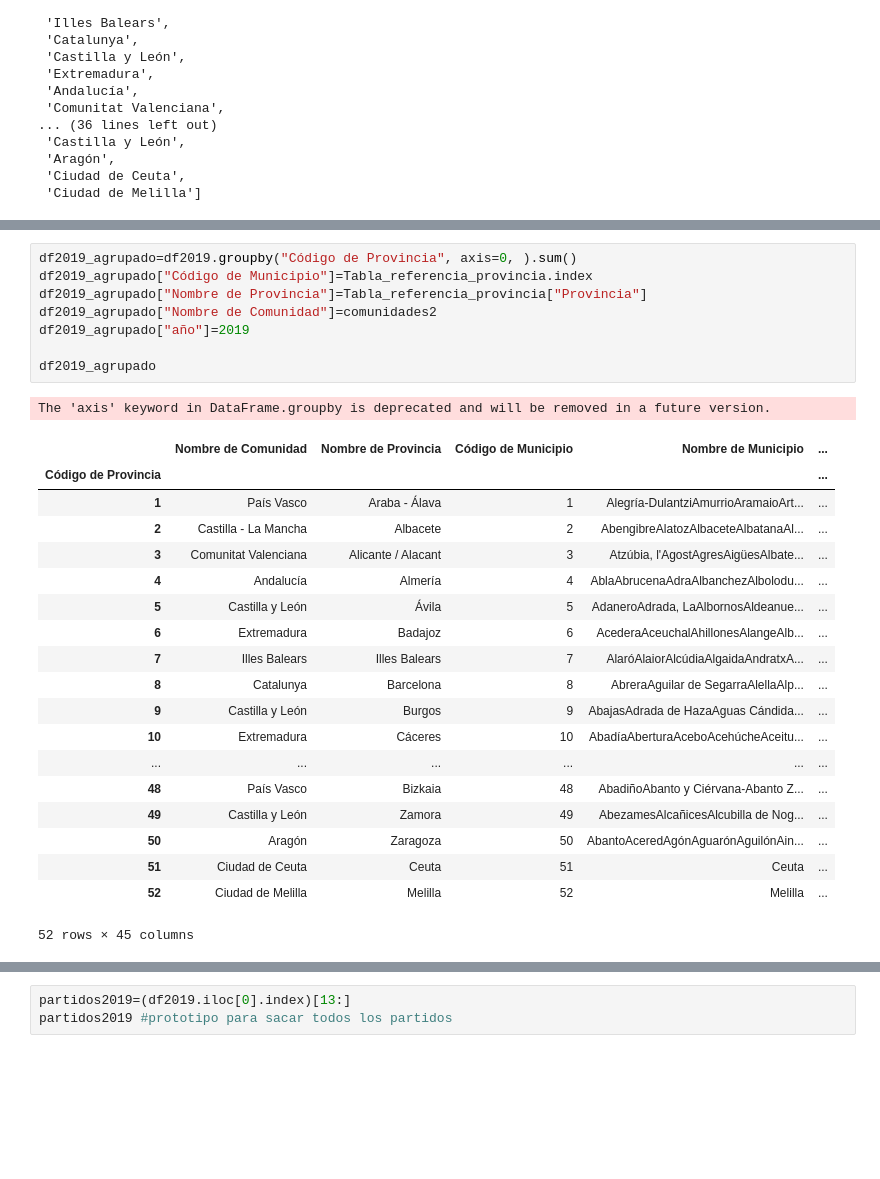
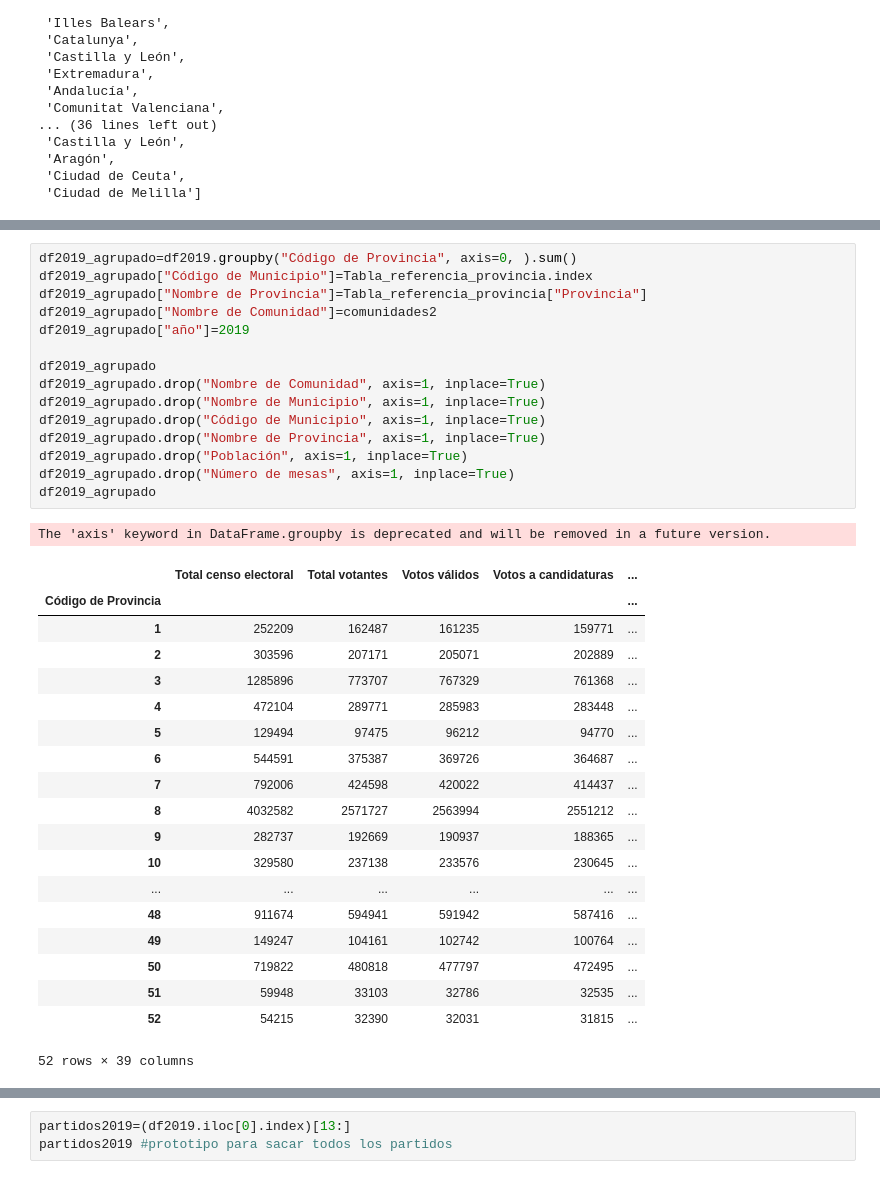
Before and after one commit to UnaiFam/PROYECTO-EUROPA, a Jupyter notebook: pruebas de csv a nacional.ipynb, the cells around one changed output, grey strips where cells are left out. Saved outputs shown, nothing was run; the diff lists cells and outputs as text; blank space fills up the shorter version.

```diff
--- a/pruebas de csv a nacional.ipynb
+++ b/pruebas de csv a nacional.ipynb
@@ -382,32 +408,39 @@ The 'axis' keyword in DataFrame.groupby is deprecated and will be removed in a f
 # %%
 df2019_agrupado=df2019.groupby("Código de Provincia", axis=0, ).sum()
 df2019_agrupado["Código de Municipio"]=Tabla_referencia_provincia.index
 df2019_agrupado["Nombre de Provincia"]=Tabla_referencia_provincia["Provincia"]
 df2019_agrupado["Nombre de Comunidad"]=comunidades2
 df2019_agrupado["año"]=2019
 
 df2019_agrupado
+df2019_agrupado.drop("Nombre de Comunidad", axis=1, inplace=True)
+df2019_agrupado.drop("Nombre de Municipio", axis=1, inplace=True)
+df2019_agrupado.drop("Código de Municipio", axis=1, inplace=True)
+df2019_agrupado.drop("Nombre de Provincia", axis=1, inplace=True)
+df2019_agrupado.drop("Población", axis=1, inplace=True)
+df2019_agrupado.drop("Número de mesas", axis=1, inplace=True)
+df2019_agrupado
 # %% [output]
 The 'axis' keyword in DataFrame.groupby is deprecated and will be removed in a future version.
-|  | Nombre de Comunidad | Nombre de Provincia | Código de Municipio | Nombre de Municipio | ... |
+|  | Total censo electoral | Total votantes | Votos válidos | Votos a candidaturas | ... |
 | Código de Provincia |  |  |  |  | ... |
-| 1 | País Vasco | Araba - Álava | 1 | Alegría-DulantziAmurrioAramaioArt... | ... |
-| 2 | Castilla - La Mancha | Albacete | 2 | AbengibreAlatozAlbaceteAlbatanaAl... | ... |
-| 3 | Comunitat Valenciana | Alicante / Alacant | 3 | Atzúbia, l'AgostAgresAigüesAlbate... | ... |
-| 4 | Andalucía | Almería | 4 | AblaAbrucenaAdraAlbanchezAlbolodu... | ... |
-| 5 | Castilla y León | Ávila | 5 | AdaneroAdrada, LaAlbornosAldeanue... | ... |
-| 6 | Extremadura | Badajoz | 6 | AcederaAceuchalAhillonesAlangeAlb... | ... |
-| 7 | Illes Balears | Illes Balears | 7 | AlaróAlaiorAlcúdiaAlgaidaAndratxA... | ... |
-| 8 | Catalunya | Barcelona | 8 | AbreraAguilar de SegarraAlellaAlp... | ... |
-| 9 | Castilla y León | Burgos | 9 | AbajasAdrada de HazaAguas Cándida... | ... |
-| 10 | Extremadura | Cáceres | 10 | AbadíaAberturaAceboAcehúcheAceitu... | ... |
+| 1 | 252209 | 162487 | 161235 | 159771 | ... |
+| 2 | 303596 | 207171 | 205071 | 202889 | ... |
+| 3 | 1285896 | 773707 | 767329 | 761368 | ... |
+| 4 | 472104 | 289771 | 285983 | 283448 | ... |
+| 5 | 129494 | 97475 | 96212 | 94770 | ... |
+| 6 | 544591 | 375387 | 369726 | 364687 | ... |
+| 7 | 792006 | 424598 | 420022 | 414437 | ... |
+| 8 | 4032582 | 2571727 | 2563994 | 2551212 | ... |
+| 9 | 282737 | 192669 | 190937 | 188365 | ... |
+| 10 | 329580 | 237138 | 233576 | 230645 | ... |
 | ... | ... | ... | ... | ... | ... |
-| 48 | País Vasco | Bizkaia | 48 | AbadiñoAbanto y Ciérvana-Abanto Z... | ... |
-| 49 | Castilla y León | Zamora | 49 | AbezamesAlcañicesAlcubilla de Nog... | ... |
-| 50 | Aragón | Zaragoza | 50 | AbantoAceredAgónAguarónAguilónAin... | ... |
-| 51 | Ciudad de Ceuta | Ceuta | 51 | Ceuta | ... |
-| 52 | Ciudad de Melilla | Melilla | 52 | Melilla | ... |
+| 48 | 911674 | 594941 | 591942 | 587416 | ... |
+| 49 | 149247 | 104161 | 102742 | 100764 | ... |
+| 50 | 719822 | 480818 | 477797 | 472495 | ... |
+| 51 | 59948 | 33103 | 32786 | 32535 | ... |
+| 52 | 54215 | 32390 | 32031 | 31815 | ... |
-52 rows × 45 columns
+52 rows × 39 columns
 # %%
 df2024_agrupado=df2024.groupby("Código de Provincia", axis=0, ).sum()
 df2024_agrupado["Código de Municipio"]=Tabla_referencia_provincia.index
```
Also changed, not shown: parts of 14 cells of this notebook.
